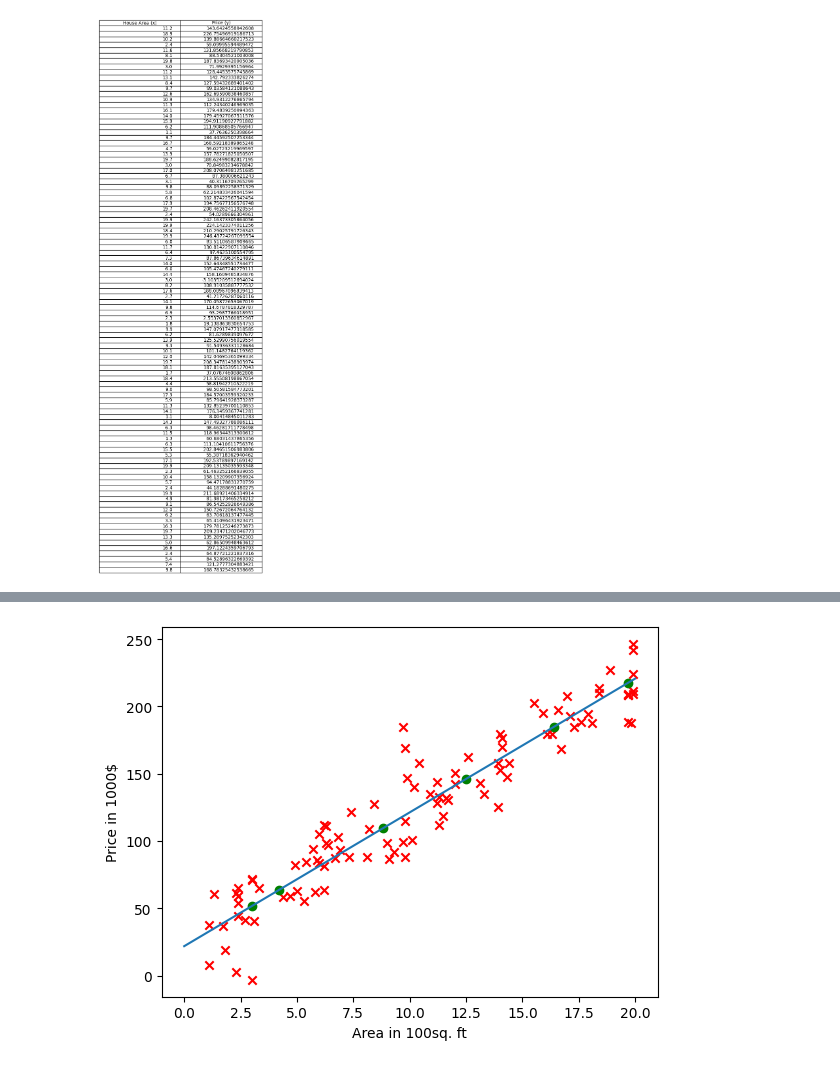
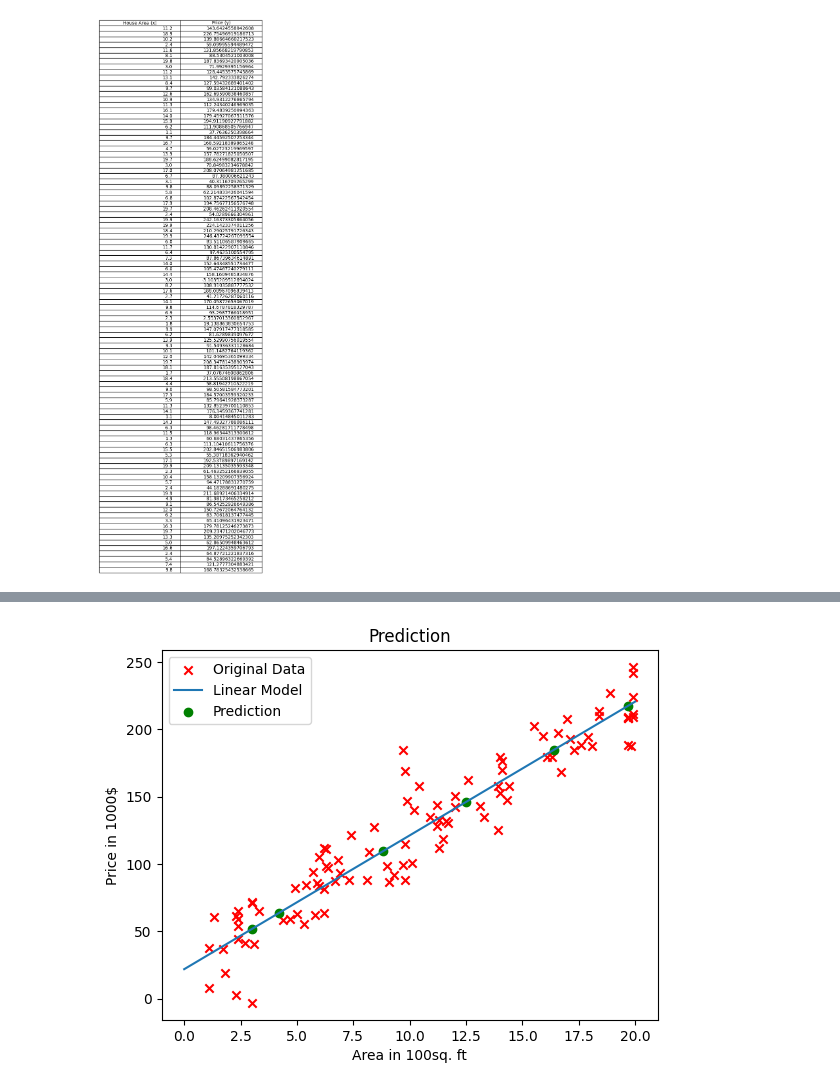
Before and after one commit to daniyalaamir110/ML_SPECIALIZATION, a Jupyter notebook: 1_gradient_descent_linear.ipynb, the cells around one changed output, grey strips where cells are left out. Cells and saved outputs as stored; diff of their text form; code cells hidden in the pictures.

```diff
--- a/1_gradient_descent_linear.ipynb
+++ b/1_gradient_descent_linear.ipynb
@@ -104,7 +95,9 @@ tabulate_data(x_pred, y_pred)
-# %%
-plt_data(x_train, y_train)
-plt_data(x_pred, y_pred, c="g", marker="o")
-plt_regression_line()
-plt.show()
-# %% [output]
-[figure, removed]
+# %%
+scatter_plot(X_train, y_train, label="Original Data")
+plt_regression_line()
+scatter_plot(X_pred, y_pred, c="g", marker="o", label="Prediction")
+plt.legend()
+plt.title("Prediction")
+plt.show()
+# %% [output]
+[figure, added]
```
Also changed, not shown: parts of 16 cells of this notebook.
